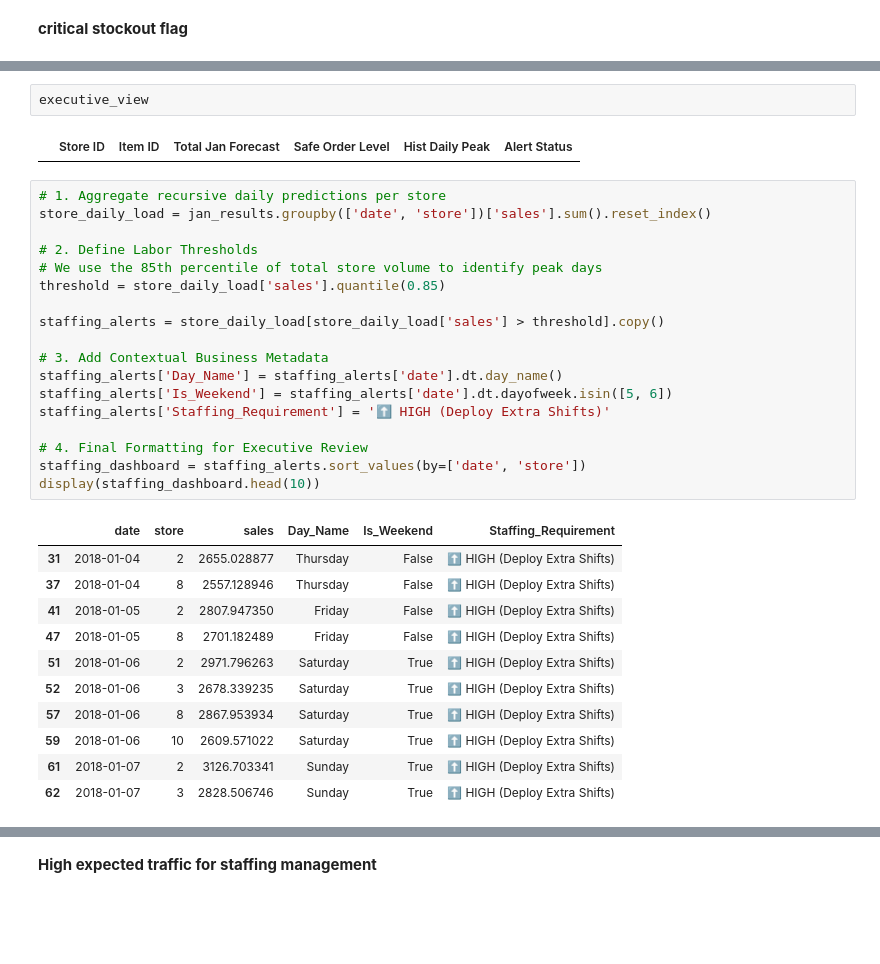
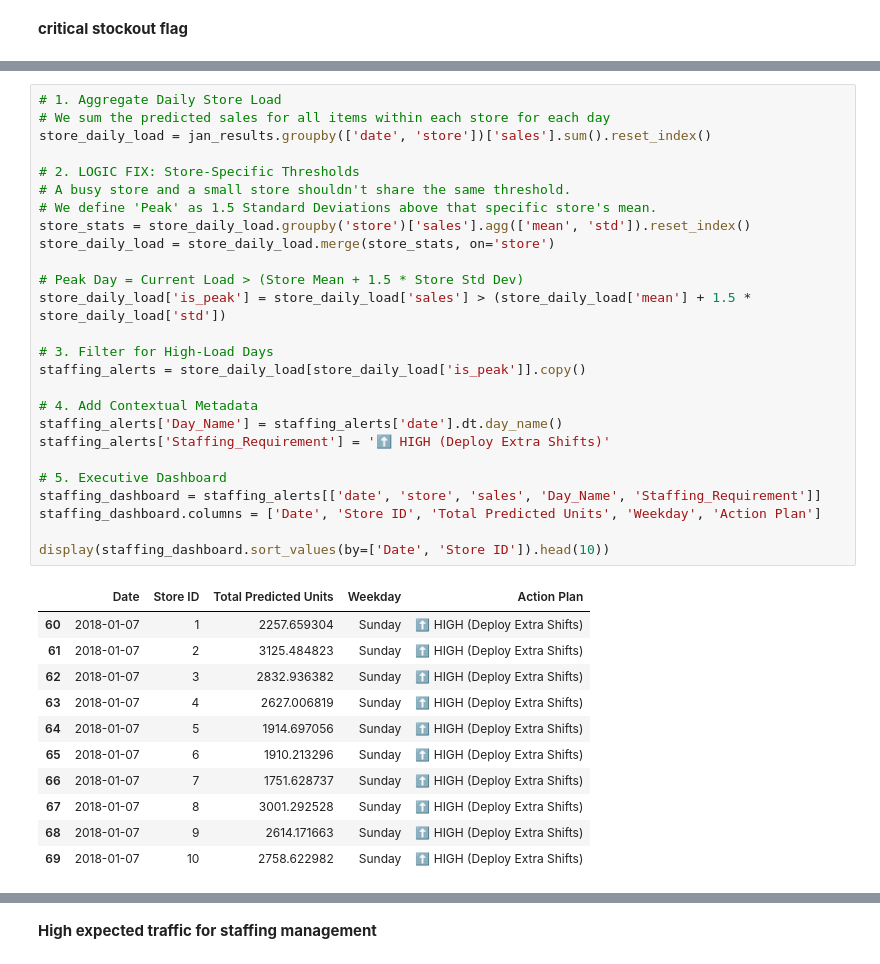
Before and after one commit to ethanhopkins101/DataScience-Projects, a Jupyter notebook: freelancing/sale_forecast/salae_forecast.ipynb, the cells around one changed output, grey strips where cells are left out. Drawn from its saved outputs; the diff is of its cells as text; blank space fills up the shorter version.

Commit message:
business and stock analysis

```diff
--- a/freelancing/sale_forecast/salae_forecast.ipynb
+++ b/freelancing/sale_forecast/salae_forecast.ipynb
@@ -652,34 +685,38 @@ display(executive_view)
-# %%
-executive_view
-# %% [output]
-|  | Store ID | Item ID | Total Jan Forecast | Safe Order Level | Hist Daily Peak | Alert Status |
 # %%
-# 1. Aggregate recursive daily predictions per store
+# 1. Aggregate Daily Store Load
+# We sum the predicted sales for all items within each store for each day
 store_daily_load = jan_results.groupby(['date', 'store'])['sales'].sum().reset_index()
 
-# 2. Define Labor Thresholds
-# We use the 85th percentile of total store volume to identify peak days
-threshold = store_daily_load['sales'].quantile(0.85)
+# 2. LOGIC FIX: Store-Specific Thresholds
+# A busy store and a small store shouldn't share the same threshold.
+# We define 'Peak' as 1.5 Standard Deviations above that specific store's mean.
+store_stats = store_daily_load.groupby('store')['sales'].agg(['mean', 'std']).reset_index()
+store_daily_load = store_daily_load.merge(store_stats, on='store')
 
-staffing_alerts = store_daily_load[store_daily_load['sales'] > threshold].copy()
+# Peak Day = Current Load > (Store Mean + 1.5 * Store Std Dev)
+store_daily_load['is_peak'] = store_daily_load['sales'] > (store_daily_load['mean'] + 1.5 * store_daily_load['std'])
 
-# 3. Add Contextual Business Metadata
+# 3. Filter for High-Load Days
+staffing_alerts = store_daily_load[store_daily_load['is_peak']].copy()
+
+# 4. Add Contextual Metadata
 staffing_alerts['Day_Name'] = staffing_alerts['date'].dt.day_name()
-staffing_alerts['Is_Weekend'] = staffing_alerts['date'].dt.dayofweek.isin([5, 6])
 staffing_alerts['Staffing_Requirement'] = '⬆️ HIGH (Deploy Extra Shifts)'
 
-# 4. Final Formatting for Executive Review
-staffing_dashboard = staffing_alerts.sort_values(by=['date', 'store'])
-display(staffing_dashboard.head(10))
+# 5. Executive Dashboard
+staffing_dashboard = staffing_alerts[['date', 'store', 'sales', 'Day_Name', 'Staffing_Requirement']]
+staffing_dashboard.columns = ['Date', 'Store ID', 'Total Predicted Units', 'Weekday', 'Action Plan']
+
+display(staffing_dashboard.sort_values(by=['Date', 'Store ID']).head(10))
 # %% [output]
-|  | date | store | sales | Day_Name | Is_Weekend | Staffing_Requirement |
-| 31 | 2018-01-04 | 2 | 2655.028877 | Thursday | False | ⬆️ HIGH (Deploy Extra Shifts) |
-| 37 | 2018-01-04 | 8 | 2557.128946 | Thursday | False | ⬆️ HIGH (Deploy Extra Shifts) |
-| 41 | 2018-01-05 | 2 | 2807.947350 | Friday | False | ⬆️ HIGH (Deploy Extra Shifts) |
-| 47 | 2018-01-05 | 8 | 2701.182489 | Friday | False | ⬆️ HIGH (Deploy Extra Shifts) |
-| 51 | 2018-01-06 | 2 | 2971.796263 | Saturday | True | ⬆️ HIGH (Deploy Extra Shifts) |
-| 52 | 2018-01-06 | 3 | 2678.339235 | Saturday | True | ⬆️ HIGH (Deploy Extra Shifts) |
-| 57 | 2018-01-06 | 8 | 2867.953934 | Saturday | True | ⬆️ HIGH (Deploy Extra Shifts) |
-| 59 | 2018-01-06 | 10 | 2609.571022 | Saturday | True | ⬆️ HIGH (Deploy Extra Shifts) |
-| 61 | 2018-01-07 | 2 | 3126.703341 | Sunday | True | ⬆️ HIGH (Deploy Extra Shifts) |
-| 62 | 2018-01-07 | 3 | 2828.506746 | Sunday | True | ⬆️ HIGH (Deploy Extra Shifts) |
+|  | Date | Store ID | Total Predicted Units | Weekday | Action Plan |
+| 60 | 2018-01-07 | 1 | 2257.659304 | Sunday | ⬆️ HIGH (Deploy Extra Shifts) |
+| 61 | 2018-01-07 | 2 | 3125.484823 | Sunday | ⬆️ HIGH (Deploy Extra Shifts) |
+| 62 | 2018-01-07 | 3 | 2832.936382 | Sunday | ⬆️ HIGH (Deploy Extra Shifts) |
+| 63 | 2018-01-07 | 4 | 2627.006819 | Sunday | ⬆️ HIGH (Deploy Extra Shifts) |
+| 64 | 2018-01-07 | 5 | 1914.697056 | Sunday | ⬆️ HIGH (Deploy Extra Shifts) |
+| 65 | 2018-01-07 | 6 | 1910.213296 | Sunday | ⬆️ HIGH (Deploy Extra Shifts) |
+| 66 | 2018-01-07 | 7 | 1751.628737 | Sunday | ⬆️ HIGH (Deploy Extra Shifts) |
+| 67 | 2018-01-07 | 8 | 3001.292528 | Sunday | ⬆️ HIGH (Deploy Extra Shifts) |
+| 68 | 2018-01-07 | 9 | 2614.171663 | Sunday | ⬆️ HIGH (Deploy Extra Shifts) |
+| 69 | 2018-01-07 | 10 | 2758.622982 | Sunday | ⬆️ HIGH (Deploy Extra Shifts) |
```
Also changed, not shown: parts of 10 cells of this notebook.
